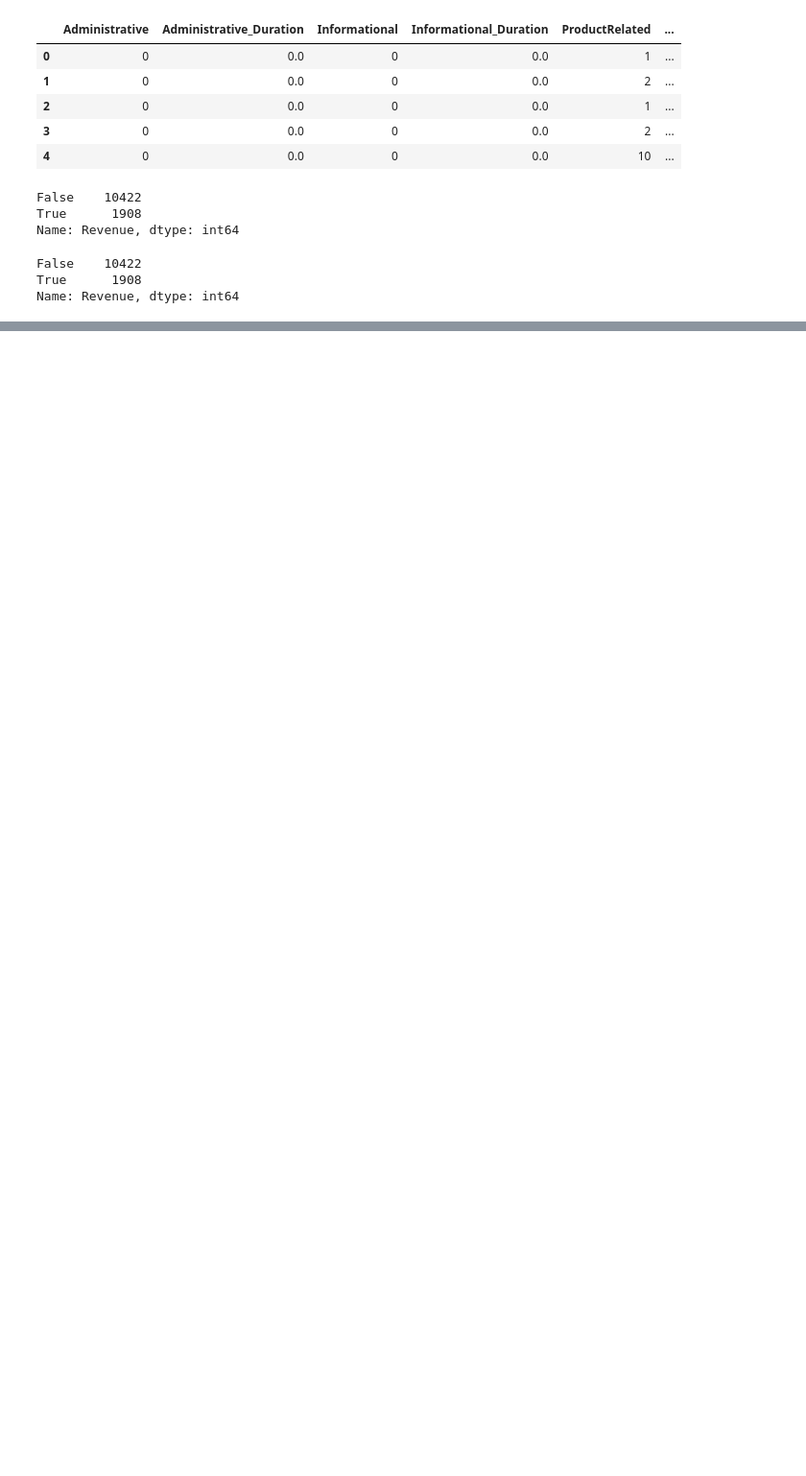
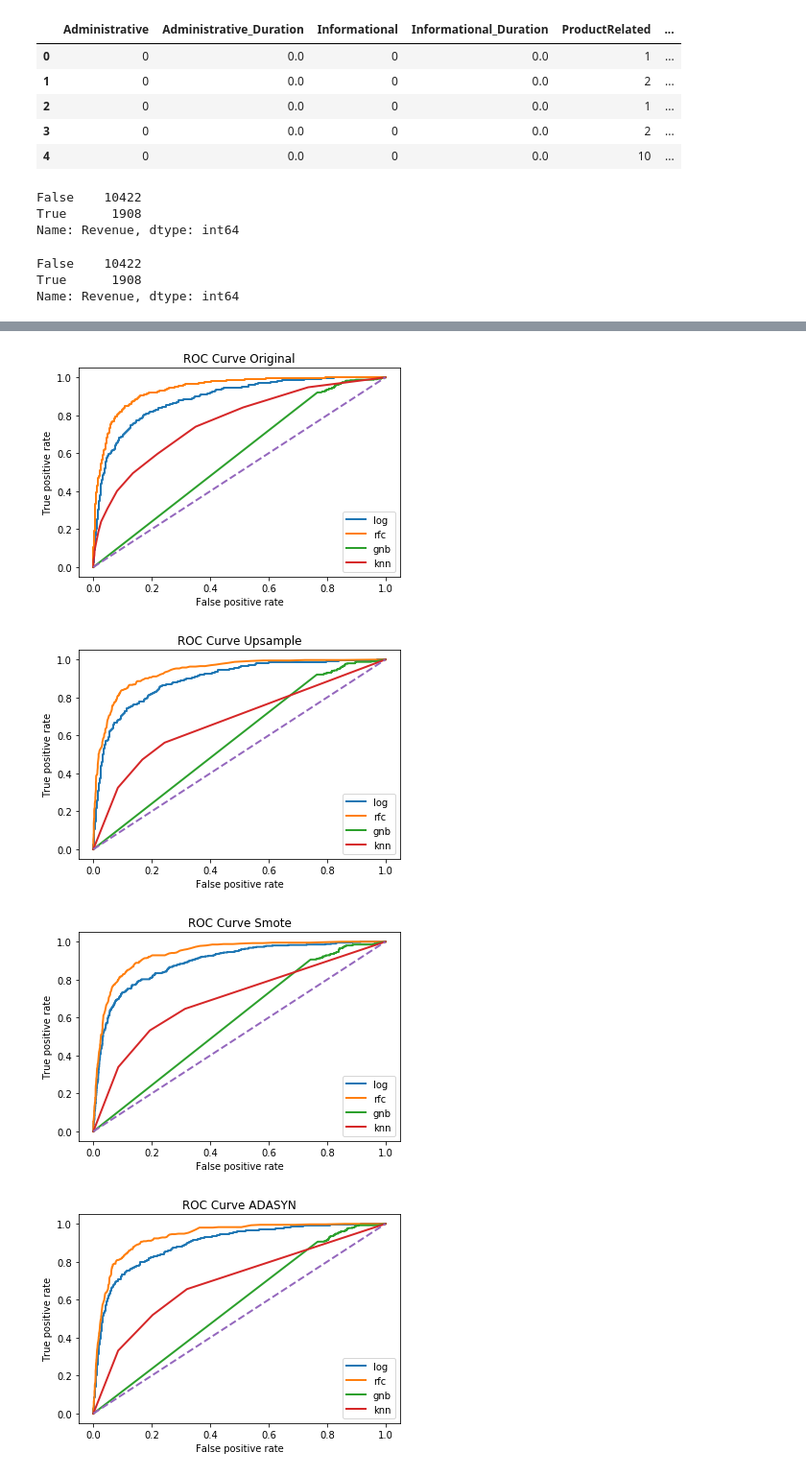
Before and after one commit to jeepwangler/Metis-Project-3, a Jupyter notebook: online_shopping_classification.ipynb, the cells around one changed output, grey strips where cells are left out. Shown at 96% size. Saved outputs shown, nothing was run; the diff lists cells and outputs as text; code cells hidden in the pictures; blank space fills up the shorter version.

Commit message:
processed 4 models, select rfc, some visualization

```diff
--- a/online_shopping_classification.ipynb
+++ b/online_shopping_classification.ipynb
@@ -369,0 +124,15 @@ conf matrix:
+# %%
+fit_dict = {}
+cv_count = 3
+
+for sample_style in sample_list:
+    print(f'sample_style is {sample_style}')
+    fit_dict[sample_style] = {}
+    for nickname, model in model_dict.items():
+        print(f'nickname is {nickname}')
+        fit = GridSearchCV(model[0],model[1],cv=cv_count,scoring='roc_auc',iid=False,n_jobs = -1,verbose=1)
+        exec('fit.fit(X_train_st_' + sample_style + ', y_train_' + sample_style + ').best_estimator_')
+        fit_dict[sample_style][nickname] = fit
+
+with open('fit_dict.pkl', 'wb') as handle:
+    pickle.dump(fit_dict, handle)
@@ -369,0 +167,3 @@ conf matrix:
+# %%
+with open('fit_dict.pkl', 'rb') as handle:
+    fit_dict = pickle.load(handle)
@@ -369,0 +190,20 @@ conf matrix:
+# %%
+for sample_style, fits in fit_dict.items():
+    plt.figure();
+    for fit_name, fit in fits.items():
+        fpr, tpr, thresholds = roc_curve(y_test, fit.predict_proba(X_test_st)[:,1])
+        plt.plot(fpr, tpr, lw = 2, label = fit_name)
+
+    plt.plot([0,1],[0,1],ls='--', lw = 2)
+
+    plt.legend(loc='lower right')
+
+    plt.xlabel('False positive rate')
+    plt.ylabel('True positive rate')
+    plt.title('ROC Curve ' + sample_style);
+    plt.show()
+# %% [output]
+[figure, added]
+[figure, added]
+[figure, added]
+[figure, added]
```
Also changed, not shown: parts of 34 cells of this notebook.
